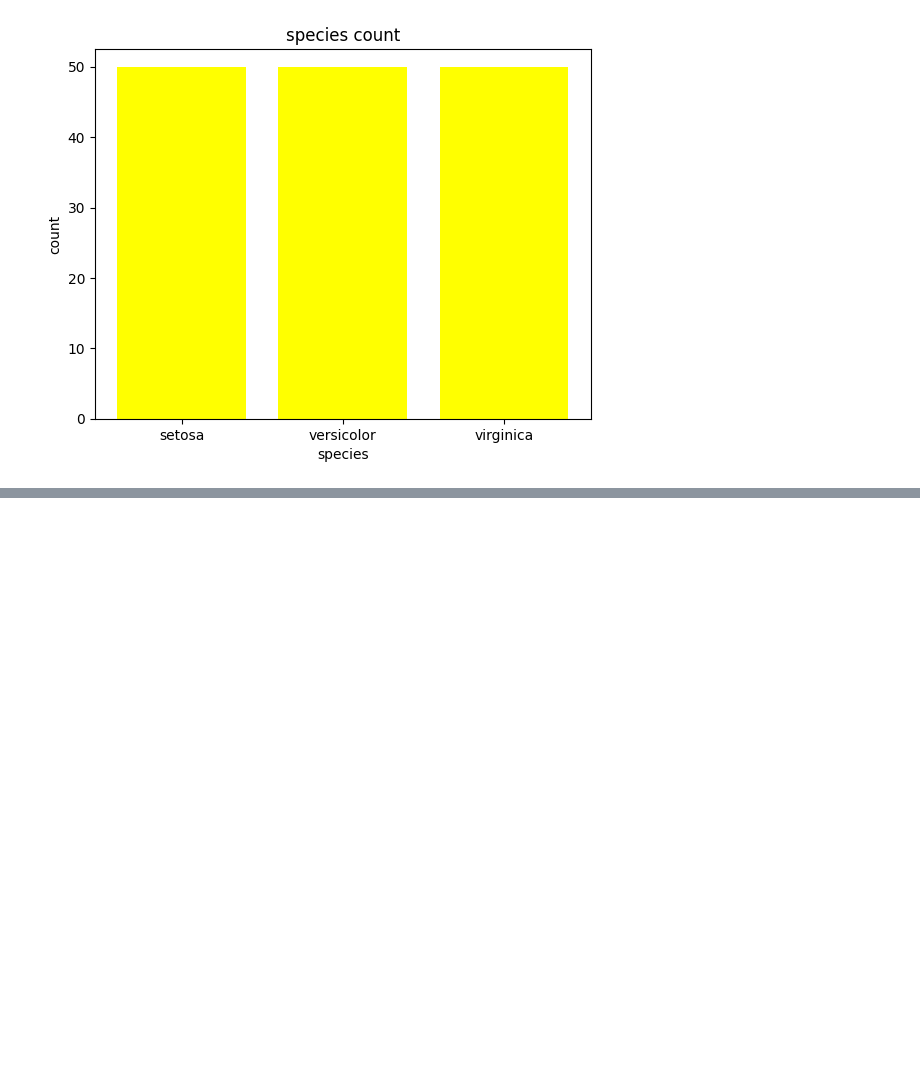
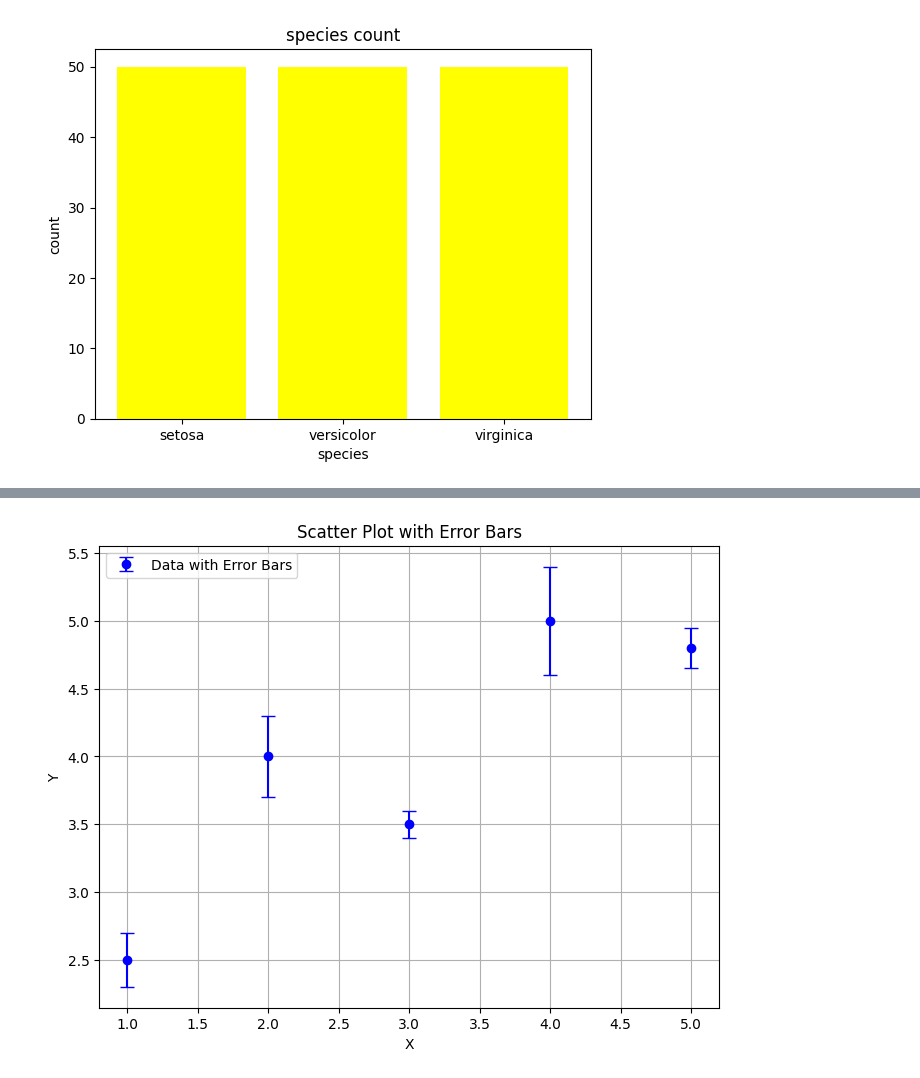
Before and after one commit to shivakumar8660/shivab1, a Jupyter notebook: shivakumar_AIML_lab.ipynb, the cells around one changed output, grey strips where cells are left out. Drawn from its saved outputs; the diff is of its cells as text; code cells hidden in the pictures; blank space fills up the shorter version.

```diff
--- a/shivakumar_AIML_lab.ipynb
+++ b/shivakumar_AIML_lab.ipynb
@@ -1726,0 +1747,18 @@ plt.show()
+# %%
+import matplotlib.pyplot as plt
+import numpy as np
+
+x = np.arange(1, 6)
+y = np.array([2.5, 4.0, 3.5, 5.0, 4.8])
+y_error = np.array([0.2, 0.3, 0.1, 0.4, 0.15])
+
+plt.figure(figsize=(8, 6))
+plt.errorbar(x, y, yerr=y_error, fmt='o', capsize=5, color='b', label='Data with Error Bars')
+plt.title('Scatter Plot with Error Bars')
+plt.xlabel('X')
+plt.ylabel('Y')
+plt.legend()
+plt.grid(True)
+plt.show()
+# %% [output]
+[figure, added]
```
Also changed, not shown: parts of 4 cells of this notebook.
